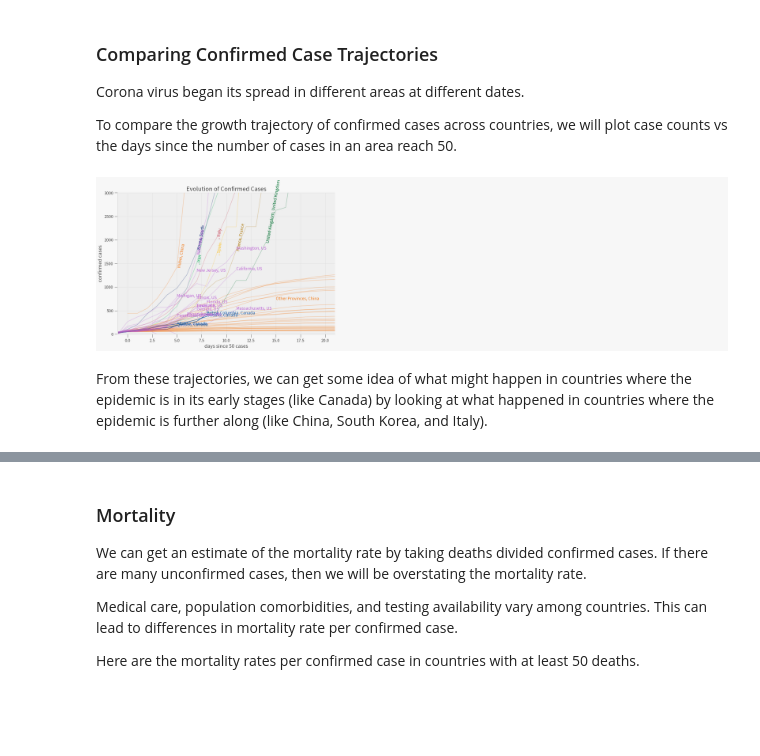
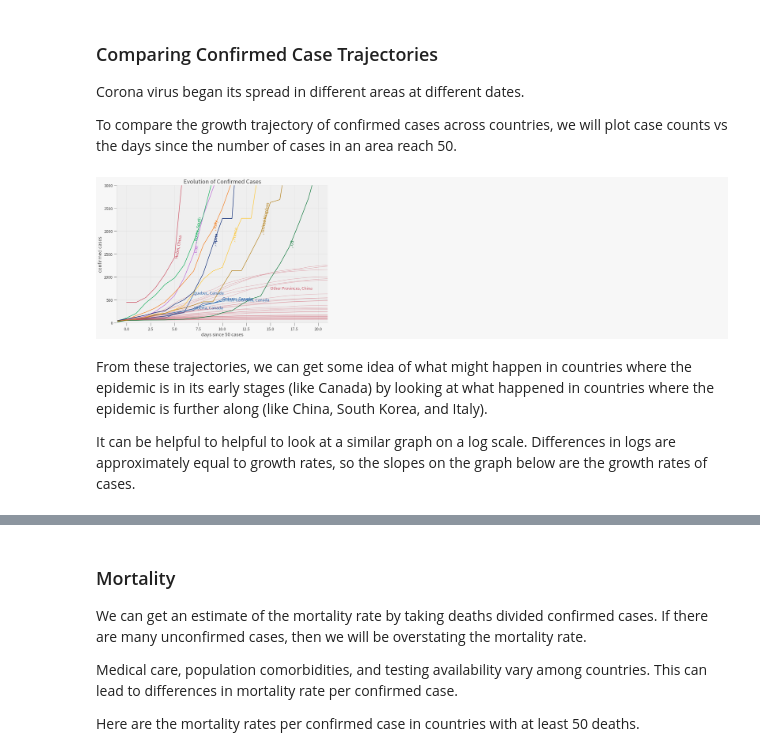
Before and after one commit to ubcecon/ECON323_2020, a Jupyter notebook: extra_notebooks/covid-trends.ipynb, the cells around one changed output, grey strips where cells are left out. Cells and saved outputs as stored; diff of their text form; code cells hidden in the pictures; blank space fills up the shorter version.

Commit message:
Updated for JHU CSSE data change. Added one new graph.

```diff
--- a/extra_notebooks/covid-trends.ipynb
+++ b/extra_notebooks/covid-trends.ipynb
@@ -65,8 +65,8 @@ There are three csv files containing daily counts of confirmed cases,
 recoveries, and deaths for each country (and provinces within some
 countries).
 # %%
-confirmed = pd.read_csv('https://raw.githubusercontent.com/CSSEGISandData/COVID-19/master/csse_covid_19_data/csse_covid_19_time_series/time_series_19-covid-Confirmed.csv')
-deaths = pd.read_csv('https://raw.githubusercontent.com/CSSEGISandData/COVID-19/master/csse_covid_19_data/csse_covid_19_time_series/time_series_19-covid-Deaths.csv')
+confirmed = pd.read_csv('https://raw.githubusercontent.com/CSSEGISandData/COVID-19/master/csse_covid_19_data/csse_covid_19_time_series/time_series_covid19_confirmed_global.csv')
+deaths = pd.read_csv('https://raw.githubusercontent.com/CSSEGISandData/COVID-19/master/csse_covid_19_data/csse_covid_19_time_series/time_series_covid19_deaths_global.csv')
 recoveries = pd.read_csv('https://raw.githubusercontent.com/CSSEGISandData/COVID-19/master/csse_covid_19_data/csse_covid_19_time_series/time_series_19-covid-Recovered.csv')
 
 confirmed.head()
@@ -91,8 +95,8 @@ recoveries=recoveries.melt(id_vars=ids,var_name="Date", value_name="recoveries")
 We can now merge the confirmed cases, recoveries, and deaths into a
 single data frame.
 # %%
-covid = pd.merge(confirmed, deaths, on=ids.append("Date"))
-covid = pd.merge(covid, recoveries, on=ids.append("Date"))
+covid = pd.merge(confirmed, deaths, on=ids.append("Date"), how='outer')
+covid = pd.merge(covid, recoveries, on=ids.append("Date"), how='left')
 
 covid["Date"] = pd.to_datetime(covid["Date"])
 covid["Province/State"]=covid["Province/State"].fillna("")
@@ -161,31 +165,35 @@ sdf=df[df["Country/Region"].isin(["Canada","China","Iran","Italy","France","US",
 # %%
 fig, ax = plt.subplots(figsize=(12,8))
 
 ymax = 3000
 gdf=sdf.groupby(["Country/Region","Province/State"])
 colors = qeds.themes.COLOR_CYCLE
 cmap = dict(zip(sdf["Country/Region"].unique(), colors))
 for k, g in gdf :
-    alpha = 1.0 if k[0]=="Canada" else 0.3
+    alpha = 1.0 if k[0]=="Canada" or g.cases.max()>3000 else 0.3
     g.plot(x="dayssince", y="cases", ax=ax, title="Evolution of Confirmed Cases", legend=False, color=cmap[k[0]], xlim=[-1, 21], ylim=[0,ymax], alpha=alpha)
     if g["cases"].max()>=ymax :
         y = ymax*.7
         x = g.query(f"cases<{y}")["dayssince"].max()
         y = g.query(f"dayssince>={x}")["cases"].min()
         ax.annotate(f"{k[1]}, {k[0]}",
         (x, y), rotation=80, color=cmap[k[0]])
     elif g["cases"].max()>=300 or (k[0]=="Canada" and g["cases"].max()>=100):
         x=g["dayssince"].max()
         y=g["cases"].max()
         ax.annotate(f"{k[1]}, {k[0]}", (x,y), color=cmap[k[0]], annotation_clip=True)
 
 ax.annotate("Other Provinces, China", (15,730),color=cmap["China"])
 ax.set_xlabel(f"days since {basecount} cases")
 ax.set_ylabel("confirmed cases");
 # %% [output]
-[figure, old version]
+[figure, new version]
 # %% [markdown]
 From these trajectories, we can get some idea of what might happen in
 countries where the epidemic is in its early stages (like Canada) by
 looking at what happened in countries where the epidemic is further
 along (like China, South Korea, and Italy).
+
+It can be helpful to helpful to look at a similar graph on a log
+scale. Differences in logs are approximately equal to growth rates, so
+the slopes on the graph below are the growth rates of cases.
```
Also changed, not shown: parts of 21 cells of this notebook, 1 other file.
